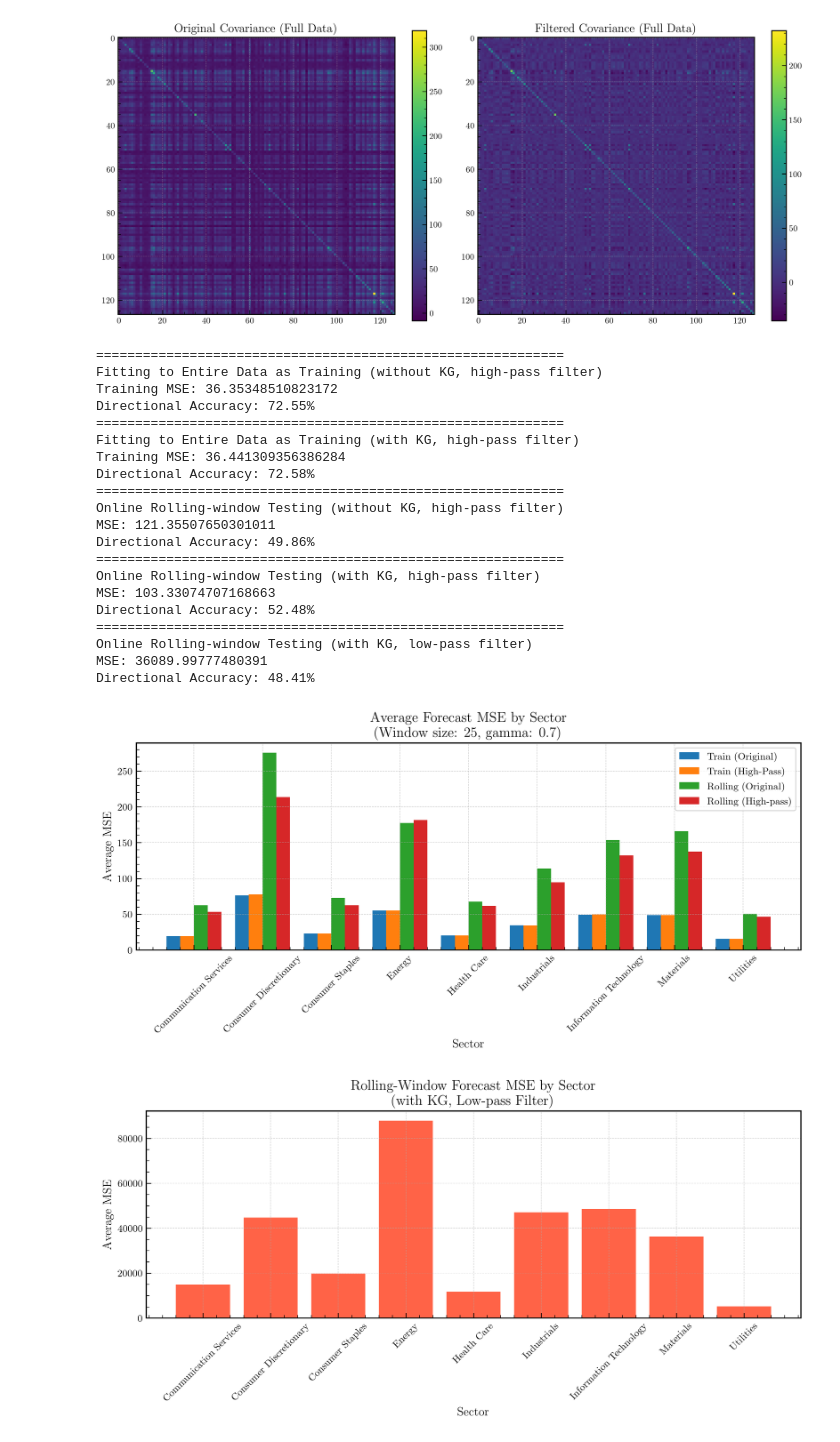
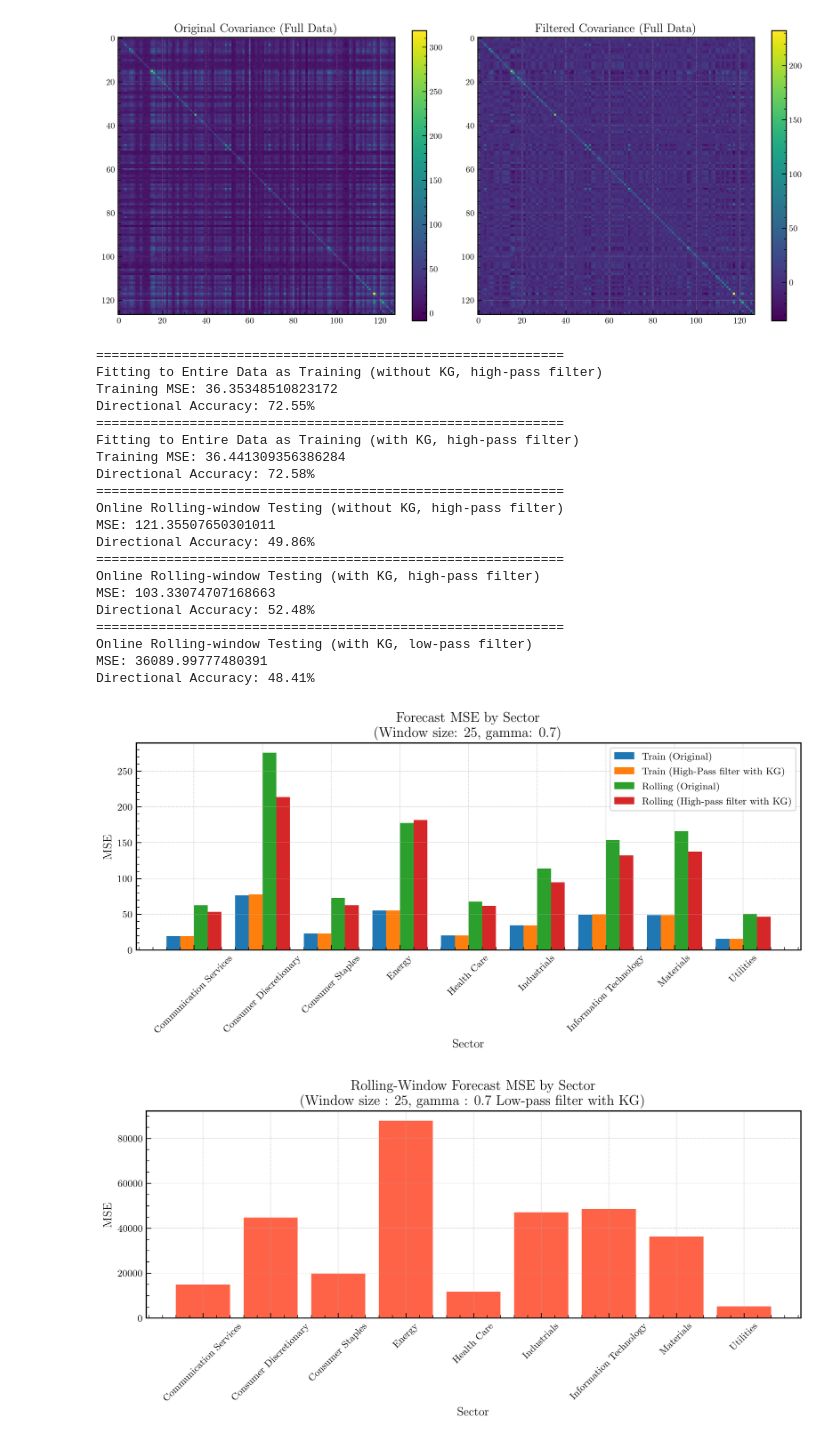
Before and after one commit to timothycdc/findata-kg, a Jupyter notebook: idea3.ipynb, the cells around one changed output. Saved outputs shown, nothing was run; the diff lists cells and outputs as text; code cells hidden in the pictures.

Commit message:
Fix images

```diff
--- a/idea3.ipynb
+++ b/idea3.ipynb
@@ -890,13 +890,13 @@ width = 0.2
 
 fig, ax = plt.subplots(figsize=(10, 5))
 ax.bar(x - 1.5*width, sector_mse['Train_Orig'],     width, label='Train (Original)')
-ax.bar(x - 0.5*width, sector_mse['Train_Filt'],     width, label='Train (High-Pass)')
+ax.bar(x - 0.5*width, sector_mse['Train_Filt'],     width, label='Train (High-Pass filter with KG)')
 ax.bar(x + 0.5*width, sector_mse['Roll_Orig'],      width, label='Rolling (Original)')
-ax.bar(x + 1.5*width, sector_mse['Roll_Filt_High'], width, label='Rolling (High-pass)')
+ax.bar(x + 1.5*width, sector_mse['Roll_Filt_High'], width, label='Rolling (High-pass filter with KG)')
 
 ax.set_xlabel('Sector')
-ax.set_ylabel('Average MSE')
-ax.set_title('Average Forecast MSE by Sector \n'
+ax.set_ylabel('MSE')
+ax.set_title('Forecast MSE by Sector \n'
              '(Window size: 25, gamma: 0.7)')
 ax.set_xticks(x)
 ax.set_xticklabels(sectors, rotation=45)
@@ -905,34 +905,34 @@ plt.tight_layout()
 plt.show()
 
 # Separate plot for low-pass KG filtering (because it's huge)
 fig, ax = plt.subplots(figsize=(10, 5))
 ax.bar(sectors, sector_mse['Roll_Filt_Low'], color='tomato')
 ax.set_xlabel('Sector')
-ax.set_ylabel('Average MSE')
-ax.set_title('Rolling-Window Forecast MSE by Sector\n(with KG, Low-pass Filter)')
+ax.set_ylabel('MSE')
+ax.set_title('Rolling-Window Forecast MSE by Sector\n(Window size : 25, gamma : 0.7 Low-pass filter with KG)')
 ax.set_xticklabels(sectors, rotation=45)
 plt.tight_layout()
 plt.show()
 # %% [output]
 ============================================================
 Fitting to Entire Data as Training (without KG, high-pass filter)
 Training MSE: 36.35348510823172
 Directional Accuracy: 72.55%
 ============================================================
 Fitting to Entire Data as Training (with KG, high-pass filter)
 Training MSE: 36.441309356386284
 Directional Accuracy: 72.58%
 ============================================================
 Online Rolling-window Testing (without KG, high-pass filter)
 MSE: 121.35507650301011
 Directional Accuracy: 49.86%
 ============================================================
 Online Rolling-window Testing (with KG, high-pass filter)
 MSE: 103.33074707168663
 Directional Accuracy: 52.48%
 ============================================================
 Online Rolling-window Testing (with KG, low-pass filter)
 MSE: 36089.99777480391
 Directional Accuracy: 48.41%
-[figure, old version]
+[figure, new version]
-[figure, old version]
+[figure, new version]
```
Also changed, not shown: 2 other files.
